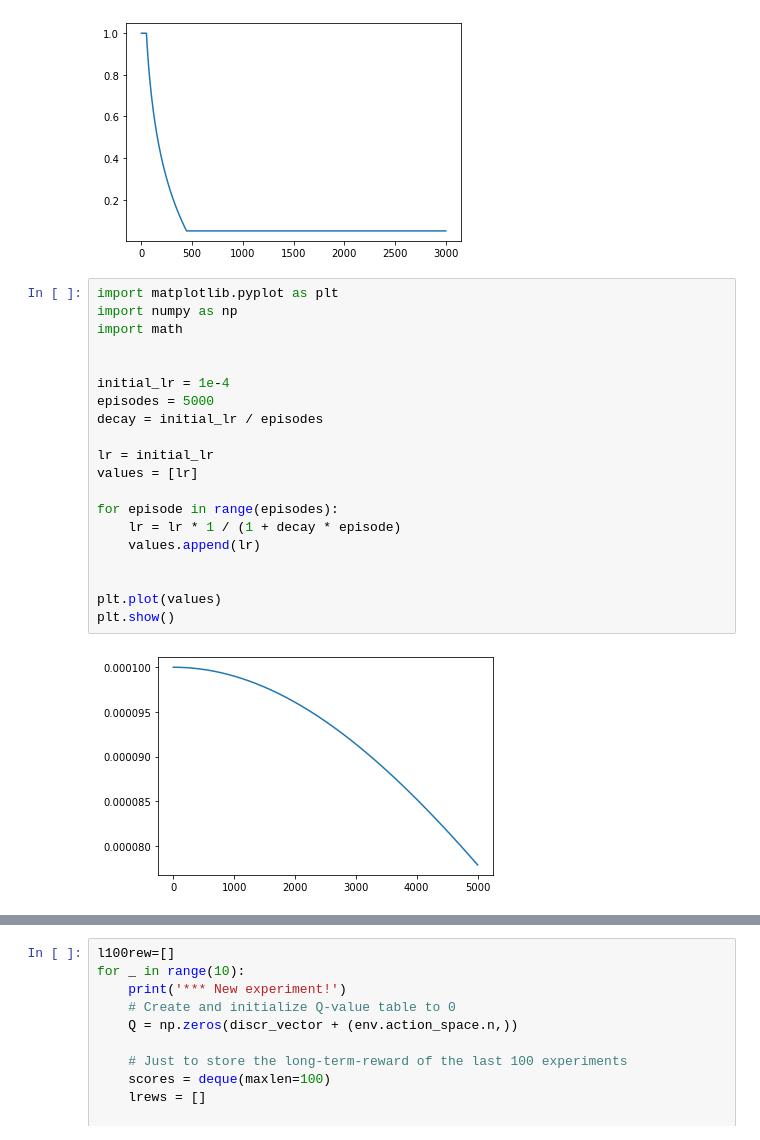
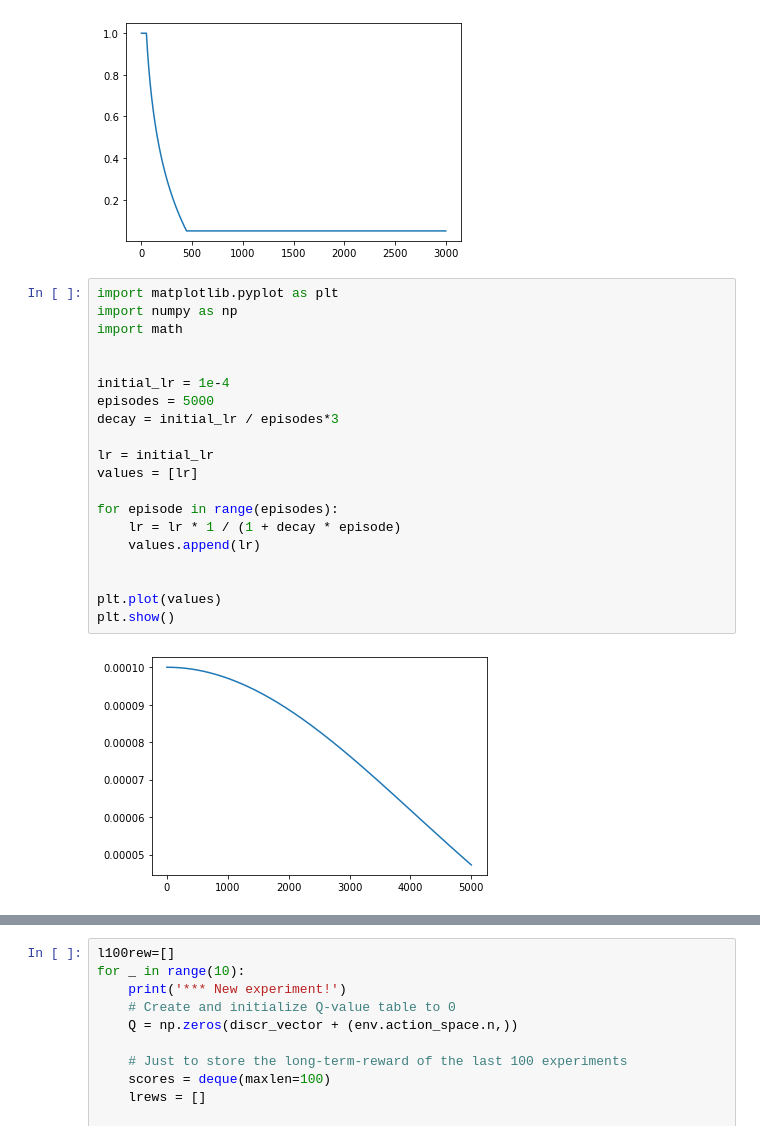
Before and after one commit to QuimMarset/MAI-ATCI, a Jupyter notebook: LabsNotebooks/q_learning.ipynb, the cells around one changed output, grey strips where cells are left out. Cells and saved outputs as stored; diff of their text form.

```diff
--- a/LabsNotebooks/q_learning.ipynb
+++ b/LabsNotebooks/q_learning.ipynb
@@ -452,22 +452,22 @@ plt.show()
 # %%
 import matplotlib.pyplot as plt
 import numpy as np
 import math
 
 
 initial_lr = 1e-4
 episodes = 5000
-decay = initial_lr / episodes
+decay = initial_lr / episodes*3
 
 lr = initial_lr
 values = [lr]
 
 for episode in range(episodes):
     lr = lr * 1 / (1 + decay * episode)
     values.append(lr)
 
 
 plt.plot(values)
 plt.show()
 # %% [output]
-[figure, old version]
+[figure, new version]
```
Also changed, not shown: parts of 3 cells of this notebook, 24 other files.
